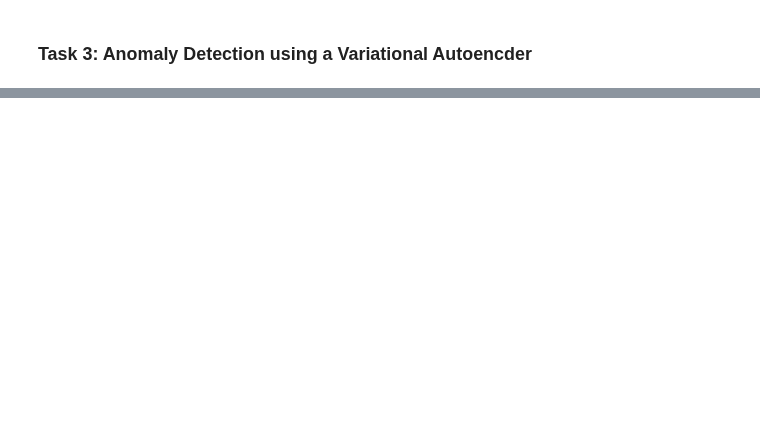
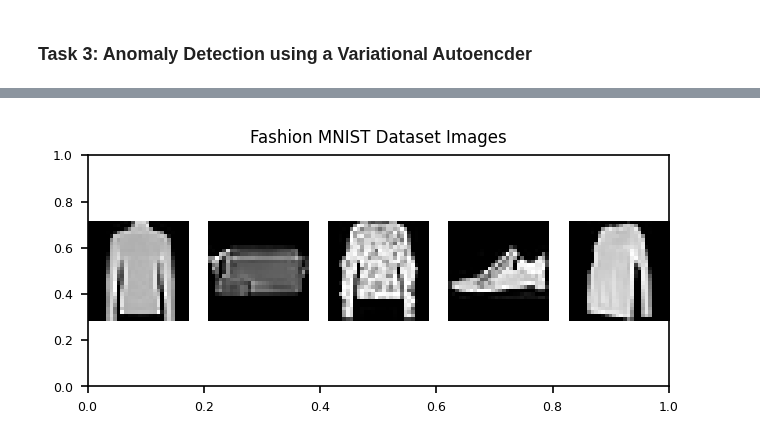
Before and after one commit to JaninaMattes/GAI-Visual-Synthesis, a Jupyter notebook: 07_exercise/Exercise07.ipynb, the cells around one changed output, grey strips where cells are left out. Drawn from its saved outputs; the diff is of its cells as text; code cells hidden in the pictures; blank space fills up the shorter version.

```diff
--- a/07_exercise/Exercise07.ipynb
+++ b/07_exercise/Exercise07.ipynb
@@ -358,0 +560,7 @@ plot_latent_space(vae, testloader, n=1000, figsize=5, device=device)
+# %%
+# Download the Fashion MINST dataset
+trainset = datasets.FashionMNIST(DATA_DIR, download=True, train=True, transform=transform)
+trainloader = torch.utils.data.DataLoader(trainset, batch_size=BATCH_SIZE, shuffle=True)
+
+testset = datasets.FashionMNIST(DATA_DIR, download=True, train=False, transform=transform)
+testloader = torch.utils.data.DataLoader(testset, batch_size=BATCH_SIZE, shuffle=False)
@@ -358,0 +583,14 @@ plot_latent_space(vae, testloader, n=1000, figsize=5, device=device)
+# %%
+# Plot 5 sample images from trainloader
+plt.figure(figsize=(num_images, 2))
+plt.title('Fashion MNIST Dataset Images')
+
+dataiter = iter(trainloader)
+for i in range(num_images):
+    images, _ = next(dataiter)
+
+    plt.subplot(1, num_images, i + 1)
+    plt.imshow(images[0].numpy().squeeze(), cmap='gray')
+    plt.axis('off')
+# %% [output]
+[figure, added]
```
Also changed, not shown: parts of 20 cells of this notebook, 14 other files.
